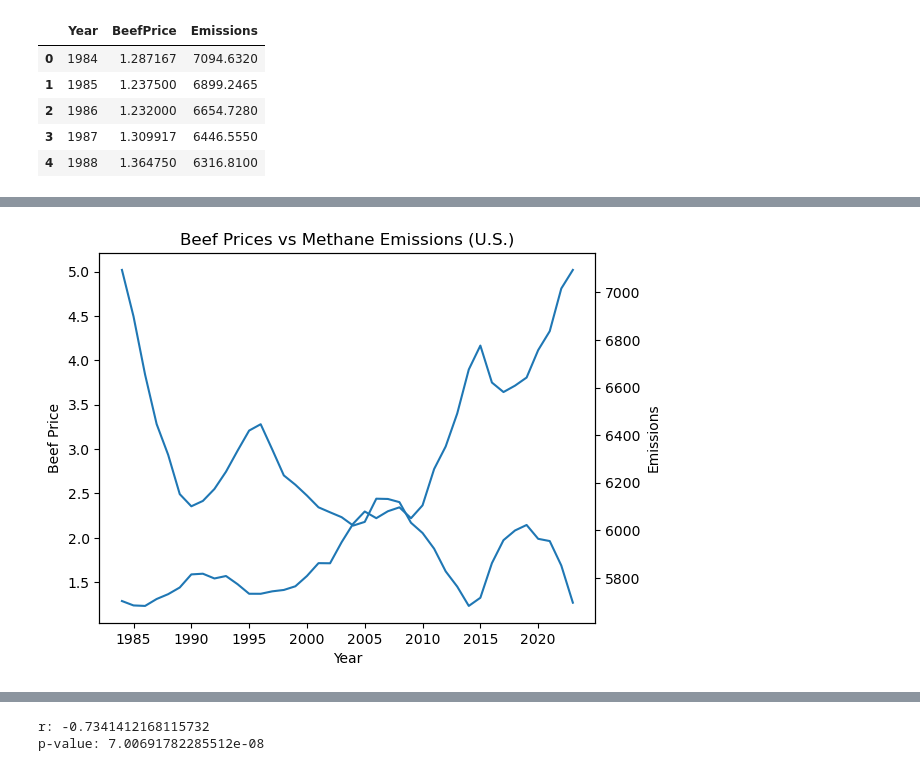
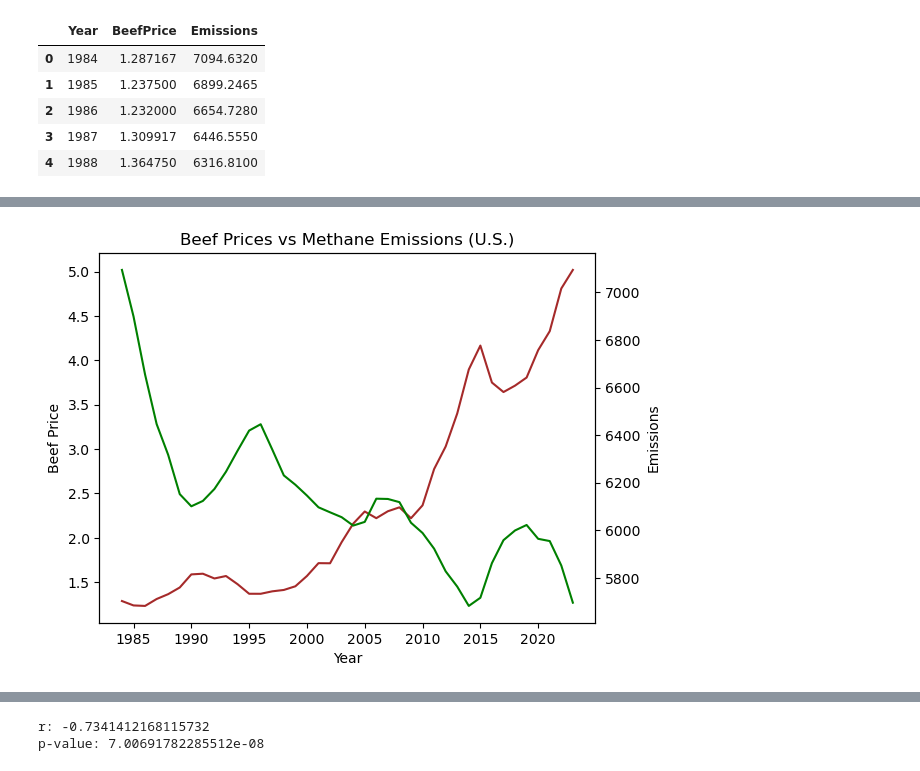
Before and after one commit to JackSmoot/DS256, a Jupyter notebook: DS256_Code/BeefVSPollution.ipynb, the cells around one changed output, grey strips where cells are left out. Cells and saved outputs as stored; diff of their text form; code cells hidden in the pictures.

```diff
--- a/DS256_Code/BeefVSPollution.ipynb
+++ b/DS256_Code/BeefVSPollution.ipynb
@@ -73,15 +78,16 @@ plt.show()
 # %%
+#merged line graph
 fig, ax1 = plt.subplots()
 
-ax1.plot(merged['Year'], merged['BeefPrice'])
+ax1.plot(merged['Year'], merged['BeefPrice'], color = 'brown')
 ax1.set_xlabel('Year')
 ax1.set_ylabel('Beef Price')
 
 ax2 = ax1.twinx()
-ax2.plot(merged['Year'], merged['Emissions'])
+ax2.plot(merged['Year'], merged['Emissions'], color = 'green')
 ax2.set_ylabel('Emissions')
 
 plt.title('Beef Prices vs Methane Emissions (U.S.)')
 plt.show()
 # %% [output]
-[figure, old version]
+[figure, new version]
```
Also changed, not shown: parts of 13 cells of this notebook.
